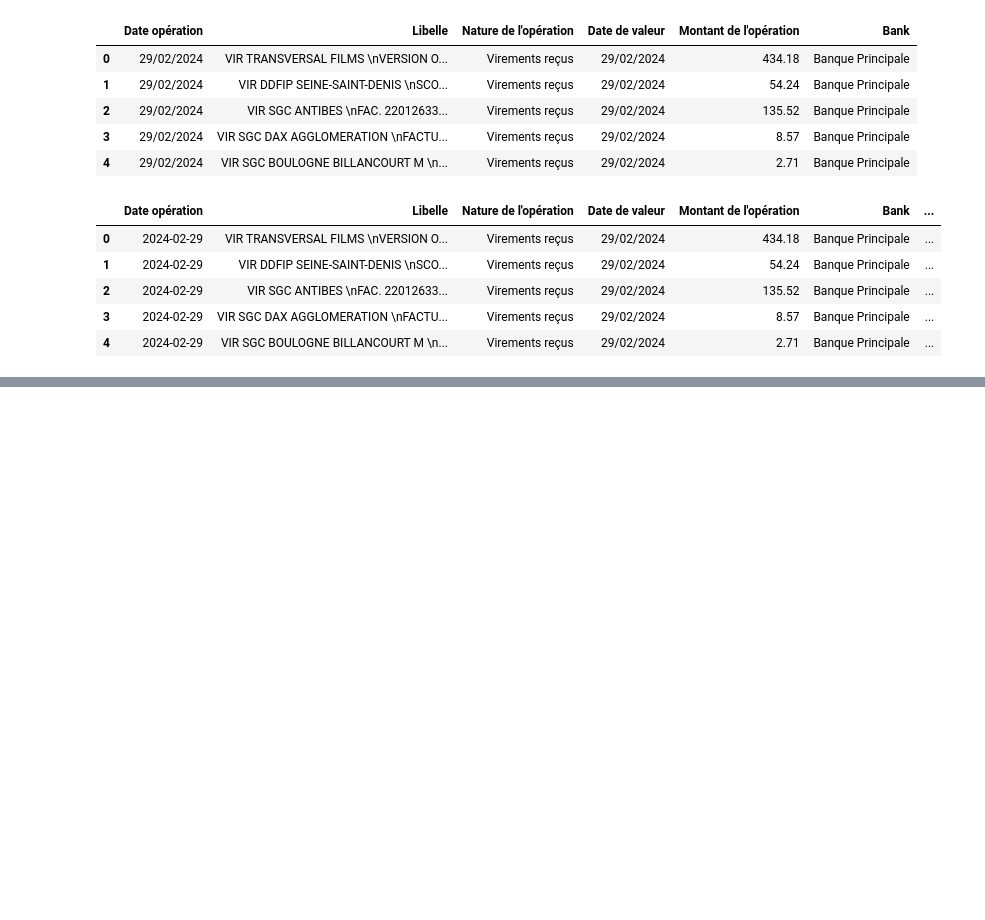
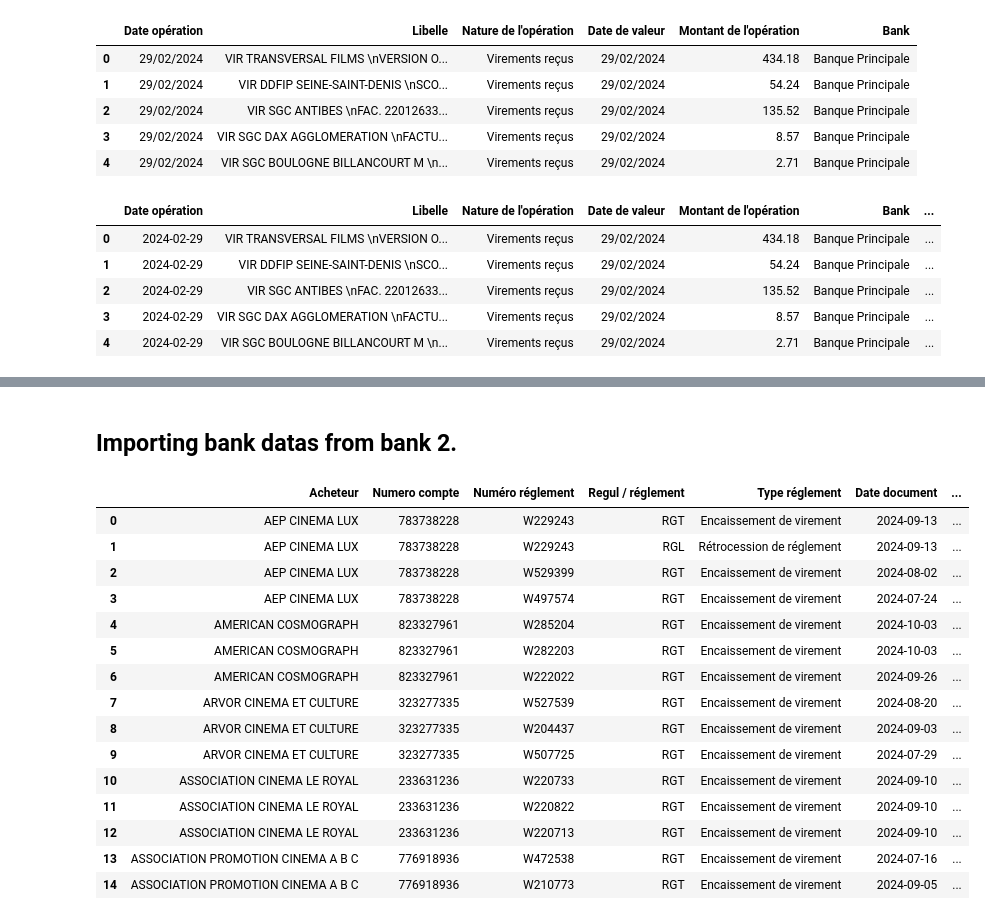
Before and after one commit to messi9999/bank-data-processing, a Jupyter notebook: test.ipynb, the cells around one changed output, grey strips where cells are left out. Cells and saved outputs as stored; diff of their text form; code cells hidden in the pictures; blank space fills up the shorter version.

```diff
--- a/test.ipynb
+++ b/test.ipynb
@@ -1,7 +3,7 @@
 # %%
 import pandas as pd
 
-def load_excel_data(file_path: str):
+def load_excel_data(file_path: str, skiprows = 0):
     # Load the Excel file, skipping the first three rows
-    df = pd.read_excel(file_path, skiprows=3)
+    df = pd.read_excel(file_path, skiprows=skiprows)
     return df
@@ -109,0 +103,2 @@ Virements reçus
+# %% [markdown]
+## Importing bank datas from bank 2.
@@ -109,0 +114,27 @@ Virements reçus
+# %%
+def filter_pairs(group):
+    # Find the indices of rows in the group where 'Montant' has a negative counterpart
+    indices_to_remove = group[group['Montant'].isin(-group['Montant'])].index
+    # Drop these indices from the group
+    return group.drop(indices_to_remove)
+# %%
+data_filtered = data.groupby('Acheteur', group_keys=False).apply(filter_pairs).reset_index(drop=True)
+# %%
+data_filtered
+# %% [output]
+|  | Acheteur | Numero compte | Numéro réglement | Regul / réglement | Type réglement | Date document | ... |
+| 0 | AEP CINEMA LUX | 783738228 | W229243 | RGT | Encaissement de virement | 2024-09-13 | ... |
+| 1 | AEP CINEMA LUX | 783738228 | W229243 | RGL | Rétrocession de réglement | 2024-09-13 | ... |
+| 2 | AEP CINEMA LUX | 783738228 | W529399 | RGT | Encaissement de virement | 2024-08-02 | ... |
+| 3 | AEP CINEMA LUX | 783738228 | W497574 | RGT | Encaissement de virement | 2024-07-24 | ... |
+| 4 | AMERICAN COSMOGRAPH | 823327961 | W285204 | RGT | Encaissement de virement | 2024-10-03 | ... |
+| 5 | AMERICAN COSMOGRAPH | 823327961 | W282203 | RGT | Encaissement de virement | 2024-10-03 | ... |
+| 6 | AMERICAN COSMOGRAPH | 823327961 | W222022 | RGT | Encaissement de virement | 2024-09-26 | ... |
+| 7 | ARVOR CINEMA ET CULTURE | 323277335 | W527539 | RGT | Encaissement de virement | 2024-08-20 | ... |
+| 8 | ARVOR CINEMA ET CULTURE | 323277335 | W204437 | RGT | Encaissement de virement | 2024-09-03 | ... |
+| 9 | ARVOR CINEMA ET CULTURE | 323277335 | W507725 | RGT | Encaissement de virement | 2024-07-29 | ... |
+| 10 | ASSOCIATION CINEMA LE ROYAL | 233631236 | W220733 | RGT | Encaissement de virement | 2024-09-10 | ... |
+| 11 | ASSOCIATION CINEMA LE ROYAL | 233631236 | W220822 | RGT | Encaissement de virement | 2024-09-10 | ... |
+| 12 | ASSOCIATION CINEMA LE ROYAL | 233631236 | W220713 | RGT | Encaissement de virement | 2024-09-10 | ... |
+| 13 | ASSOCIATION PROMOTION CINEMA A B C | 776918936 | W472538 | RGT | Encaissement de virement | 2024-07-16 | ... |
+| 14 | ASSOCIATION PROMOTION CINEMA A B C | 776918936 | W210773 | RGT | Encaissement de virement | 2024-09-05 | ... |
```
Also changed, not shown: parts of 17 cells of this notebook, 10 other files.
